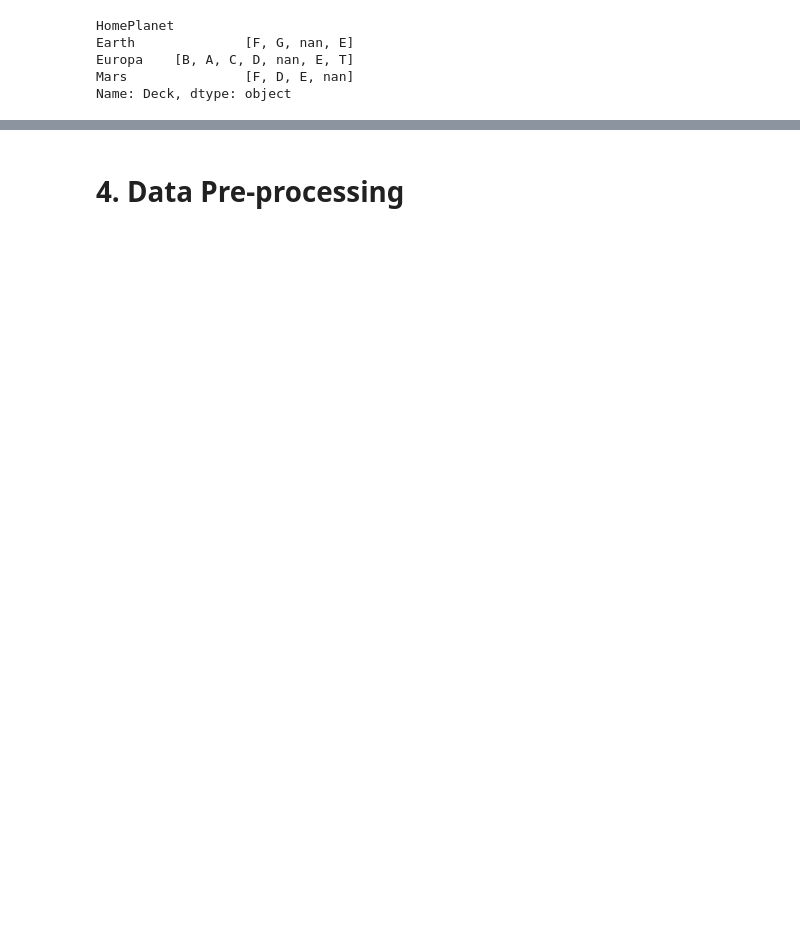
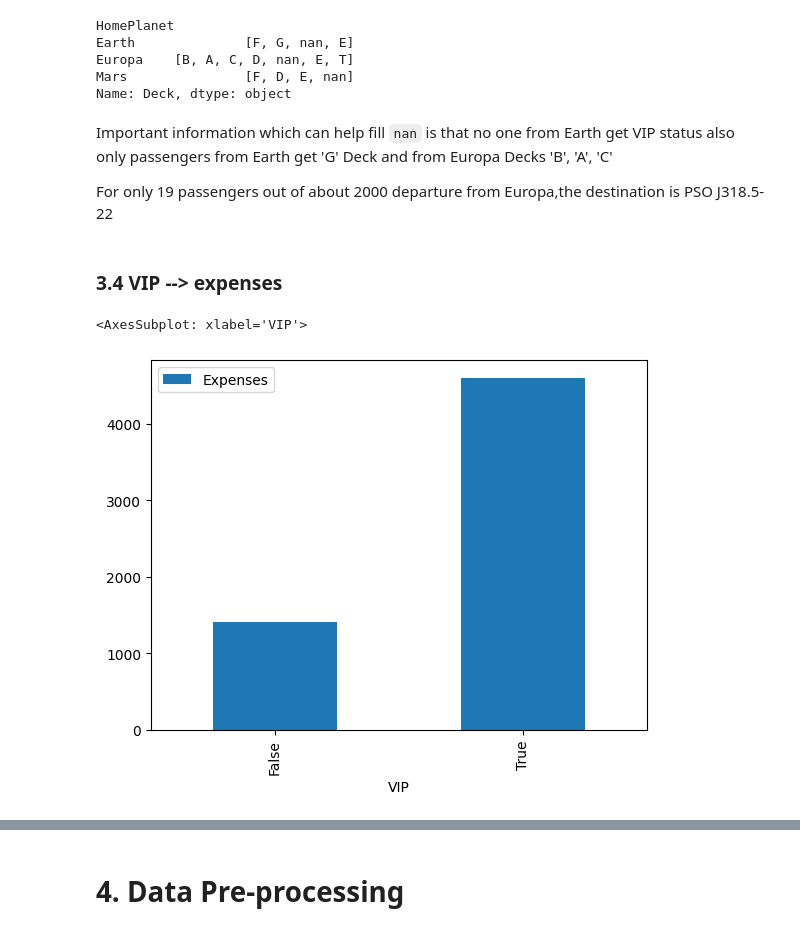
Before and after one commit to Przemek9110/spaceship-titanic, a Jupyter notebook: spaceship_titanic.ipynb, the cells around one changed output, grey strips where cells are left out. Drawn from its saved outputs; the diff is of its cells as text; code cells hidden in the pictures; blank space fills up the shorter version.

```diff
--- a/spaceship_titanic.ipynb
+++ b/spaceship_titanic.ipynb
@@ -307,3 +286,16 @@ Earth              [F, G, nan, E]
 Europa    [B, A, C, D, nan, E, T]
 Mars               [F, D, E, nan]
 Name: Deck, dtype: object
+# %% [markdown]
+Important information which can help fill `nan` is that no one from Earth get VIP status also only passengers from Earth get 'G' Deck and from Europa Decks 'B', 'A', 'C'<br>
+
+For only 19 passengers out of about 2000 departure from Europa,the destination is PSO J318.5-22
+# %% [markdown]
+### **3.4 VIP --> expenses**
+# %%
+temp['Expenses'] = temp['RoomService'] +temp['FoodCourt'] + temp['ShoppingMall'] + temp['Spa'] + temp['VRDeck']
+# %%
+temp.groupby('VIP')['Expenses'].mean().plot(kind='bar', legend=True)
+# %% [output]
+<AxesSubplot: xlabel='VIP'>
+[figure, added]
```
Also changed, not shown: parts of 14 cells of this notebook.
